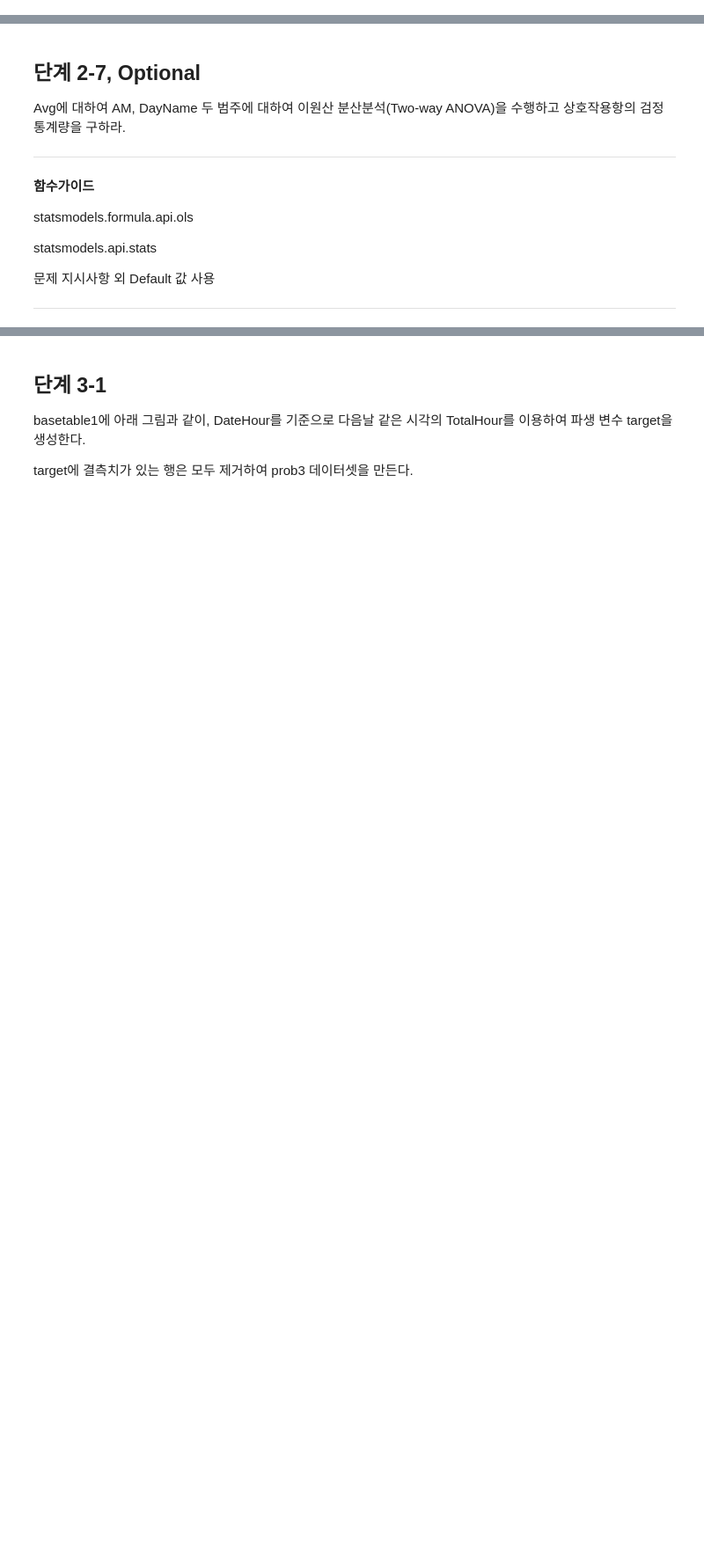
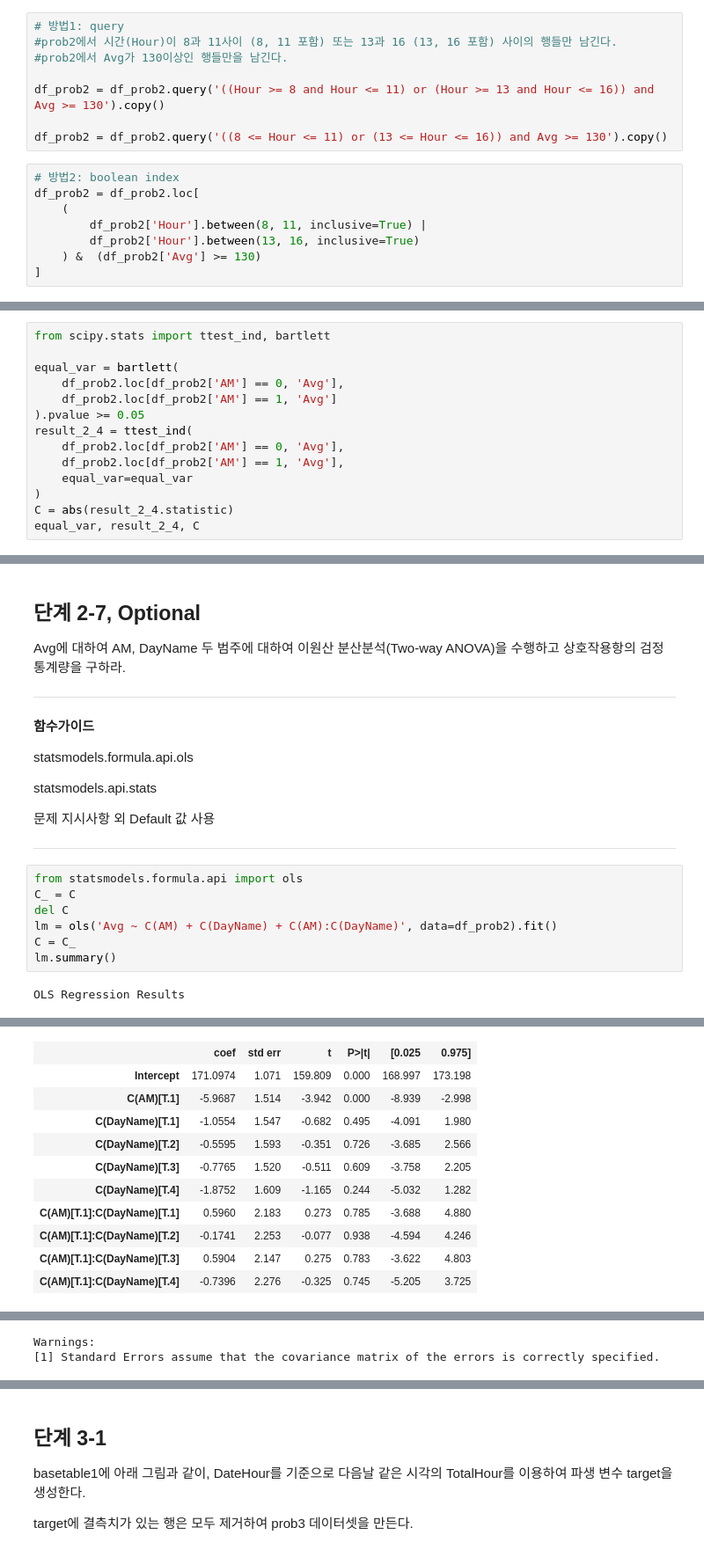
Before and after one commit to sunkusun9/DS_lv3_2308_2, a Jupyter notebook: sec_ds_lv3_prob3_prob.ipynb, the cells around one changed output, grey strips where cells are left out. Shown at 88% size. Saved outputs shown, nothing was run; the diff lists cells and outputs as text; blank space fills up the shorter version.

```diff
--- a/sec_ds_lv3_prob3_prob.ipynb
+++ b/sec_ds_lv3_prob3_prob.ipynb
@@ -537,3 +566,19 @@ Hint] 최종 1233개 행만 남는다.
+# %%
+# 방법1: query
+#prob2에서 시간(Hour)이 8과 11사이 (8, 11 포함) 또는 13과 16 (13, 16 포함) 사이의 행들만 남긴다.
+#prob2에서 Avg가 130이상인 행들만을 남긴다.
+
+df_prob2 = df_prob2.query('((Hour >= 8 and Hour <= 11) or (Hour >= 13 and Hour <= 16)) and Avg >= 130').copy()
+
+df_prob2 = df_prob2.query('((8 <= Hour <= 11) or (13 <= Hour <= 16)) and Avg >= 130').copy()
+# %%
+# 방법2: boolean index
+df_prob2 = df_prob2.loc[
+    (
+        df_prob2['Hour'].between(8, 11, inclusive=True) |
+        df_prob2['Hour'].between(13, 16, inclusive=True)
+    ) &  (df_prob2['Avg'] >= 130)
+]
 # %% [markdown]
 ## 단계 2-2
 
@@ -574,0 +642,14 @@ scipy.stats 제공 기능 활용
+# %%
+from scipy.stats import ttest_ind, bartlett
+
+equal_var = bartlett(
+    df_prob2.loc[df_prob2['AM'] == 0, 'Avg'],
+    df_prob2.loc[df_prob2['AM'] == 1, 'Avg']
+).pvalue >= 0.05
+result_2_4 = ttest_ind(
+    df_prob2.loc[df_prob2['AM'] == 0, 'Avg'],
+    df_prob2.loc[df_prob2['AM'] == 1, 'Avg'],
+    equal_var=equal_var
+)
+C = abs(result_2_4.statistic)
+equal_var, result_2_4, C
@@ -608,3 +727,12 @@ statsmodels.api.stats
 문제 지시사항 외 Default 값 사용
 
 ---
+# %%
+from statsmodels.formula.api import ols
+C_ = C
+del C
+lm = ols('Avg ~ C(AM) + C(DayName) + C(AM):C(DayName)', data=df_prob2).fit()
+C = C_
+lm.summary()
+# %% [output]
+OLS Regression Results
@@ -610,0 +748,11 @@ statsmodels.api.stats
+|  | coef | std err | t | P>|t| | [0.025 | 0.975] |
+| Intercept | 171.0974 | 1.071 | 159.809 | 0.000 | 168.997 | 173.198 |
+| C(AM)[T.1] | -5.9687 | 1.514 | -3.942 | 0.000 | -8.939 | -2.998 |
+| C(DayName)[T.1] | -1.0554 | 1.547 | -0.682 | 0.495 | -4.091 | 1.980 |
+| C(DayName)[T.2] | -0.5595 | 1.593 | -0.351 | 0.726 | -3.685 | 2.566 |
+| C(DayName)[T.3] | -0.7765 | 1.520 | -0.511 | 0.609 | -3.758 | 2.205 |
+| C(DayName)[T.4] | -1.8752 | 1.609 | -1.165 | 0.244 | -5.032 | 1.282 |
+| C(AM)[T.1]:C(DayName)[T.1] | 0.5960 | 2.183 | 0.273 | 0.785 | -3.688 | 4.880 |
+| C(AM)[T.1]:C(DayName)[T.2] | -0.1741 | 2.253 | -0.077 | 0.938 | -4.594 | 4.246 |
+| C(AM)[T.1]:C(DayName)[T.3] | 0.5904 | 2.147 | 0.275 | 0.783 | -3.622 | 4.803 |
+| C(AM)[T.1]:C(DayName)[T.4] | -0.7396 | 2.276 | -0.325 | 0.745 | -5.205 | 3.725 |
@@ -610,0 +763,2 @@ statsmodels.api.stats
+Warnings:
+[1] Standard Errors assume that the covariance matrix of the errors is correctly specified.
```
Also changed, not shown: parts of 47 cells of this notebook.
